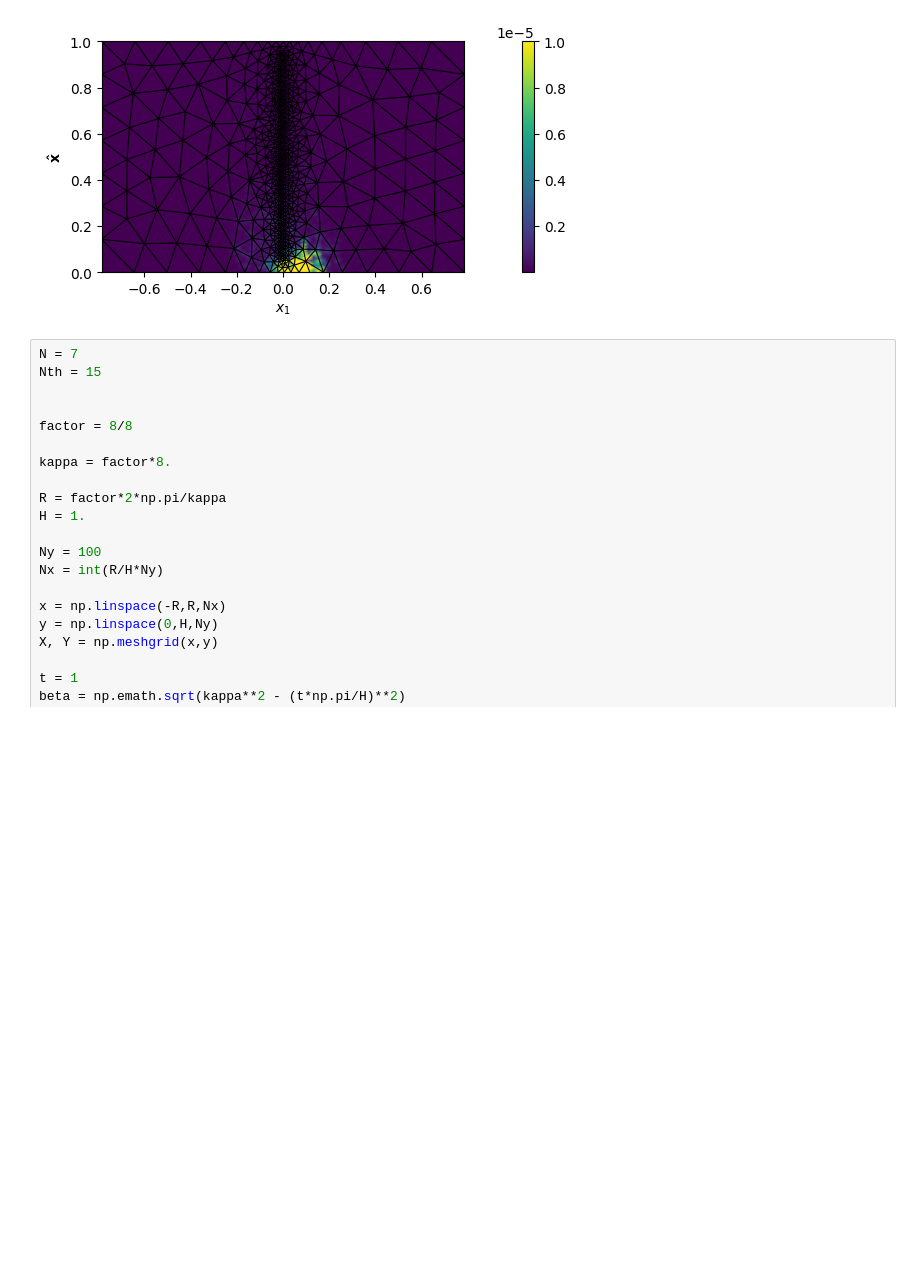
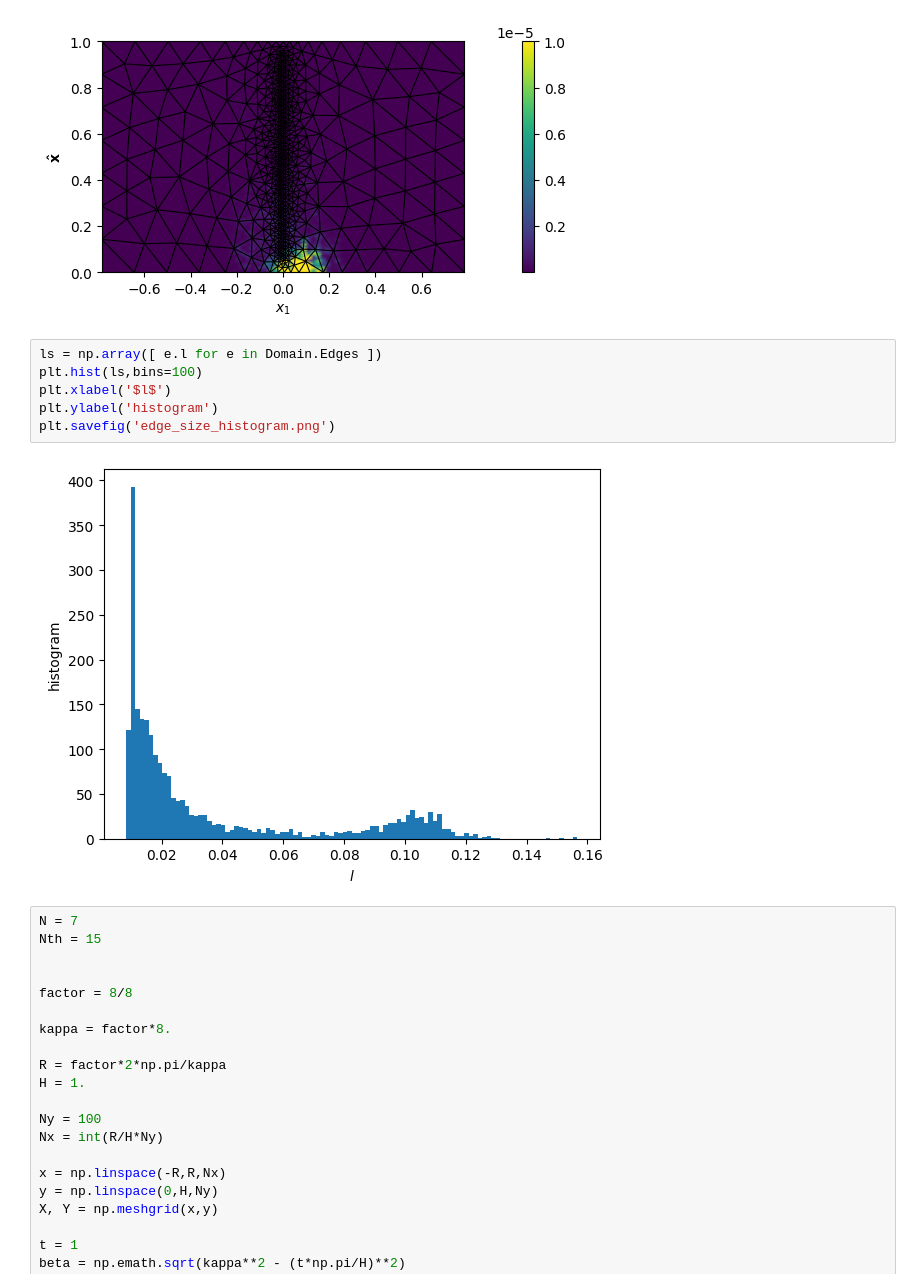
Before and after one commit to MPenaR/UWVFTrefftz, a Jupyter notebook: src/sandbox.ipynb, the cells around one changed output. Cells and saved outputs as stored; diff of their text form; blank space fills up the shorter version.

Commit message:
added histogram

```diff
--- a/src/sandbox.ipynb
+++ b/src/sandbox.ipynb
@@ -310,6 +310,14 @@ Domain.plot_field(X,Y,np.abs(u_Trefft_re - u_exact), show_edges=True, vmax=vmax)
 plt.savefig('error_rescaled_h001_Cm055.png')
 # %% [output]
 [figure]
+# %%
+ls = np.array([ e.l for e in Domain.Edges ])
+plt.hist(ls,bins=100)
+plt.xlabel('$l$')
+plt.ylabel('histogram')
+plt.savefig('edge_size_histogram.png')
+# %% [output]
+[figure, added]
 # %%
 N = 7
 Nth = 15
```
Also changed, not shown: 1 other file.
